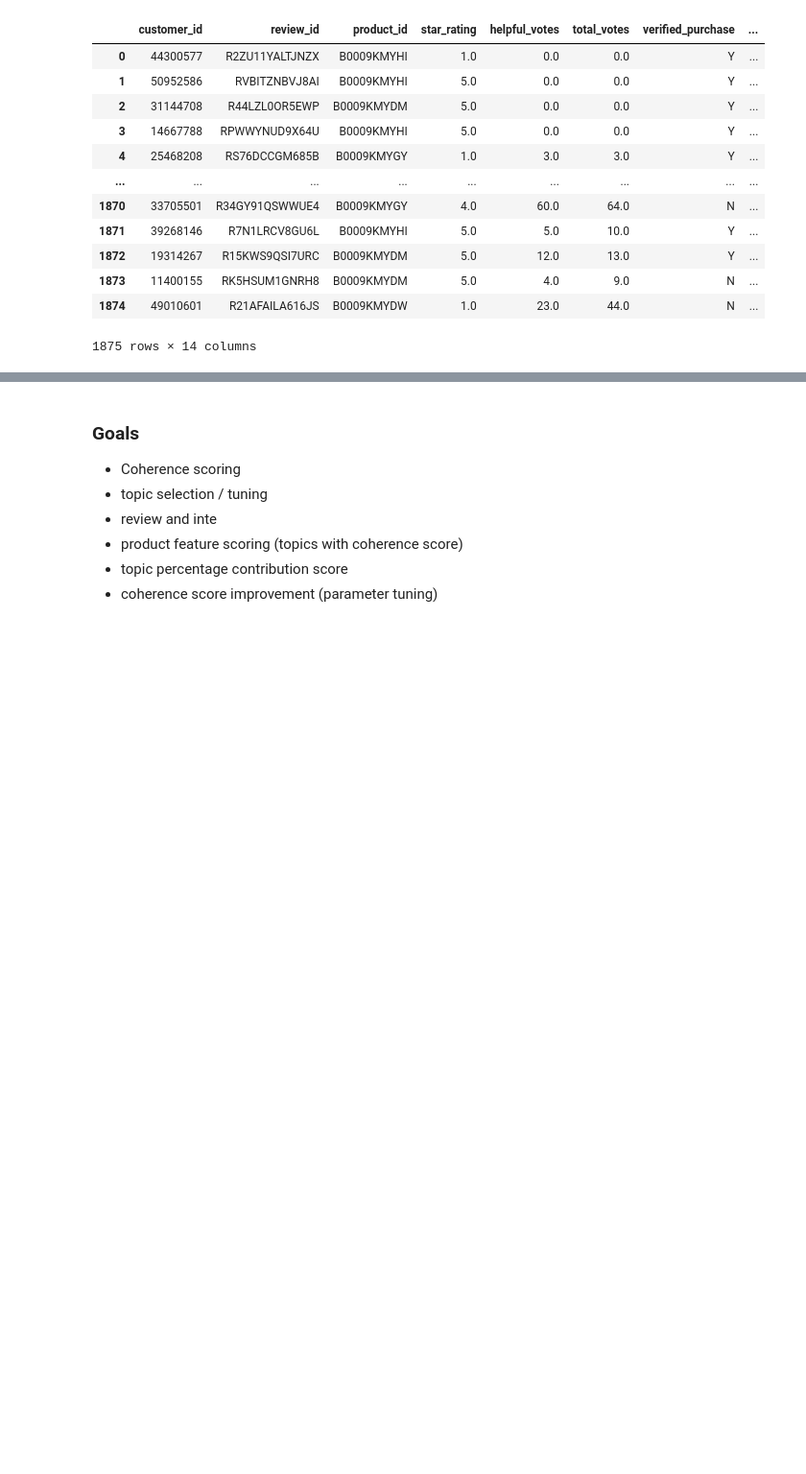
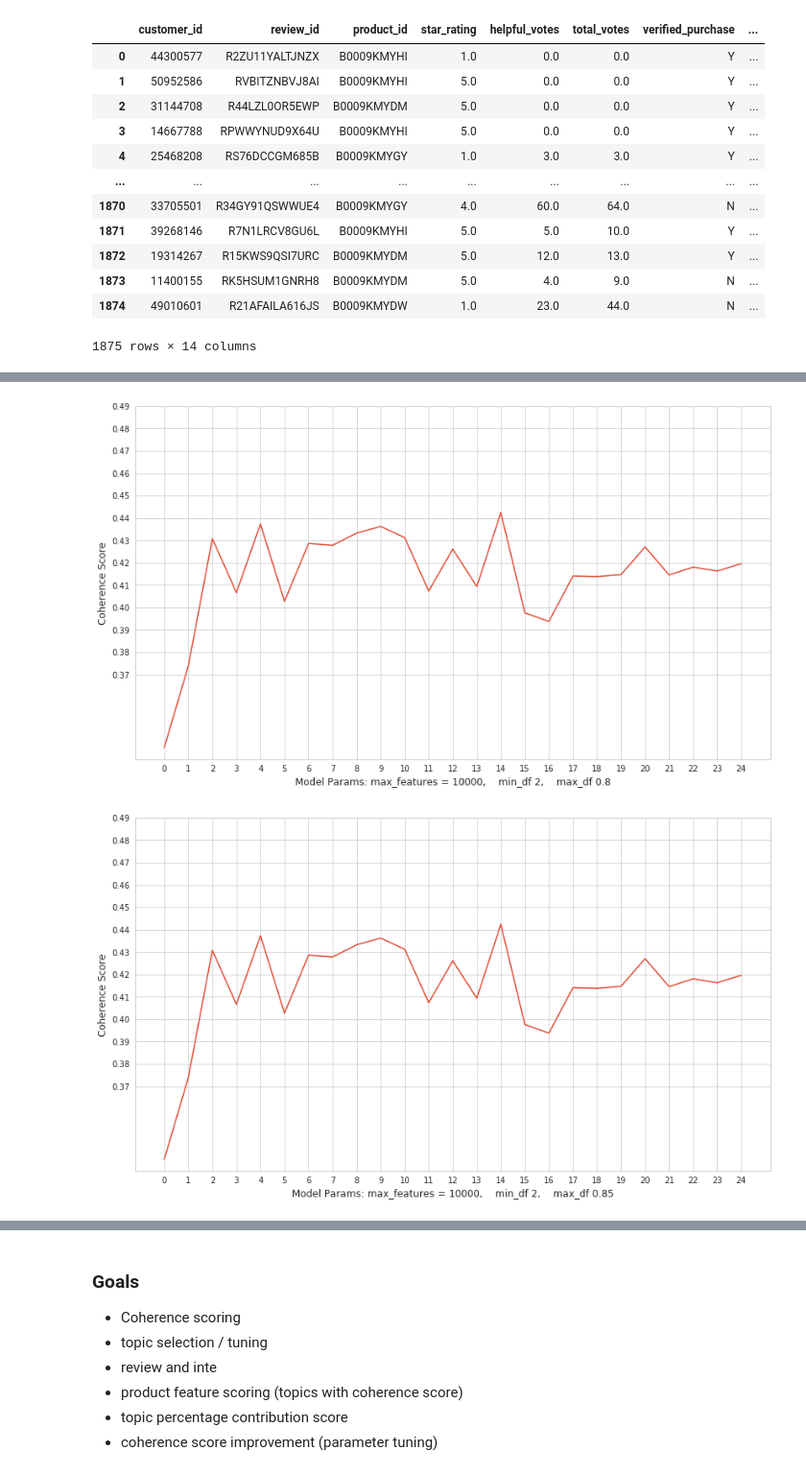
Before and after one commit to GrilledJeez/amazon_product_feature_analysis, a Jupyter notebook: topic_count_selection.ipynb, the cells around one changed output, grey strips where cells are left out. Shown at 96% size. Saved outputs shown, nothing was run; the diff lists cells and outputs as text; code cells hidden in the pictures; blank space fills up the shorter version.

```diff
--- a/topic_count_selection.ipynb
+++ b/topic_count_selection.ipynb
@@ -279,0 +330,8 @@ def topic_modeler(max_features=5000, min_df=2, max_df=.85, topic_max = 20, topic
+# %%
+topic_modeler(10000, 2,.8,25, 1)
+topic_modeler(10000, 2,.85,25, 1)
+topic_modeler(10000, 2,.9,25, 1)
+topic_modeler(10000, 2,.95,25, 1)
+# %% [output]
+[figure, added]
+[figure, added]
```
Also changed, not shown: parts of 11 cells of this notebook, 1 other file.
